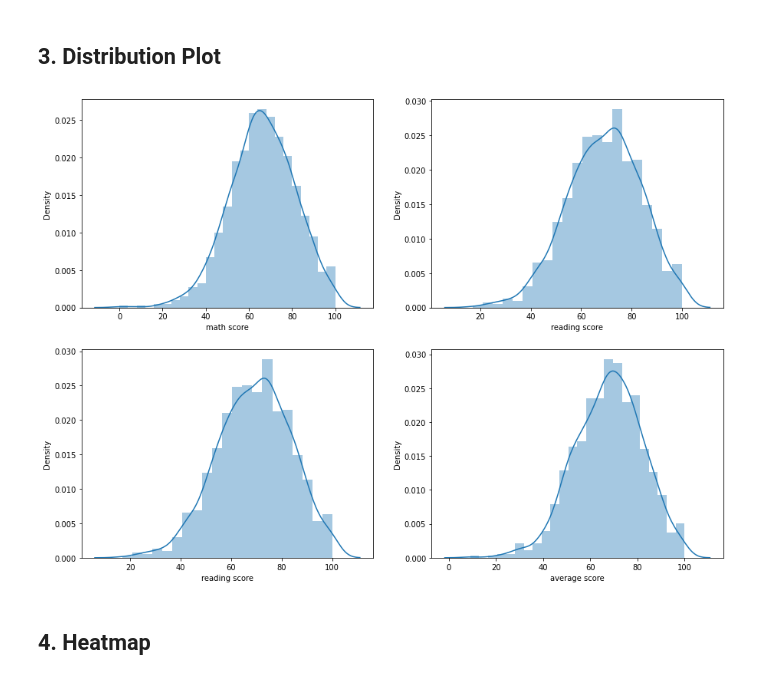
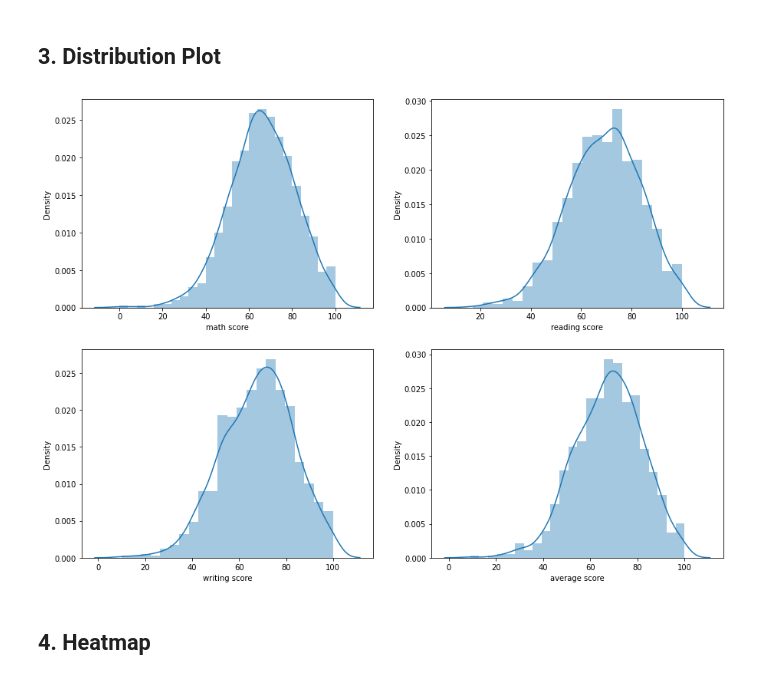
Before and after one commit to Adrianus-Bagas/EDA-Student-Performance-in-Exams, a Jupyter notebook: Exploratory_Data_Analysis.ipynb, the cells around one changed output. Saved outputs shown, nothing was run; the diff lists cells and outputs as text; code cells hidden in the pictures.

```diff
--- a/Exploratory_Data_Analysis.ipynb
+++ b/Exploratory_Data_Analysis.ipynb
@@ -73,12 +73,12 @@ data
 # %%
 fig, ax = plt.subplots(2,2, figsize=(15,11))
 sns.distplot(data['math score'],ax=ax[0,0])
 sns.distplot(data['reading score'],ax=ax[0,1])
-sns.distplot(data['reading score'],ax=ax[1,0])
+sns.distplot(data['writing score'],ax=ax[1,0])
 sns.distplot(data['average score'],ax=ax[1,1])
 plt.show()
 # %% [output]
-[figure, old version]
+[figure, new version]
 # %% [markdown]
 ## 4. Heatmap
 # %%
```
Also changed, not shown: parts of 1 cell of this notebook.
